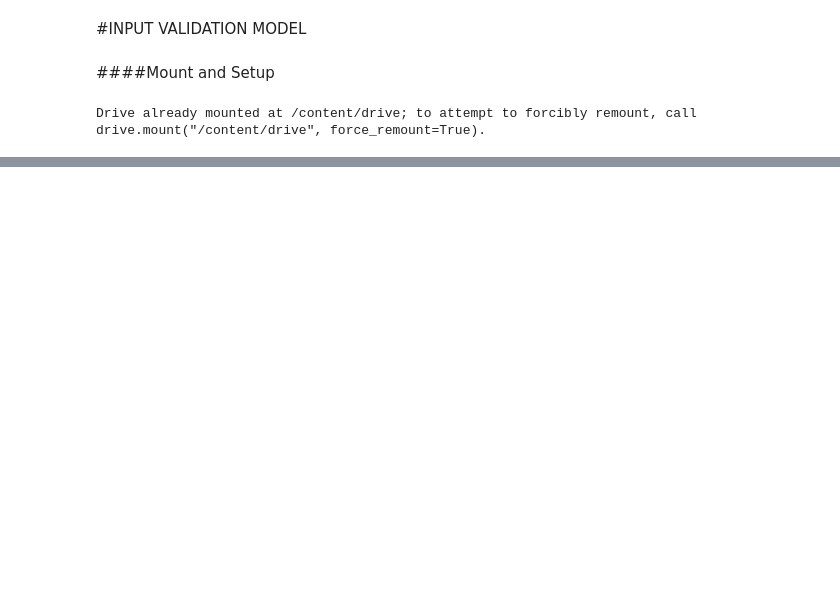
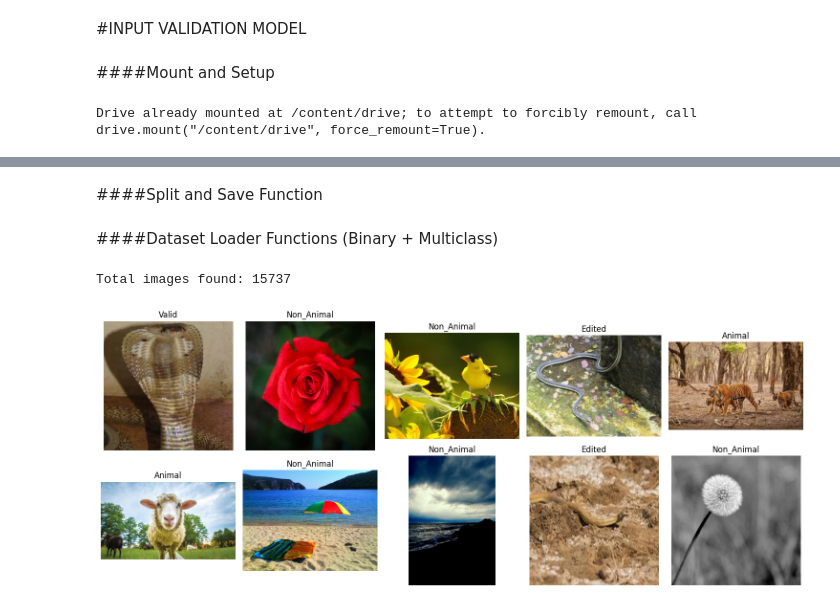
Before and after one commit to zaviruuu/Naga--ML-Based-Snake-Identifier-for-Sri-Lanka-, a Jupyter notebook: Input_Validation_Model.ipynb, the cells around one changed output, grey strips where cells are left out. Cells and saved outputs as stored; diff of their text form; code cells hidden in the pictures; blank space fills up the shorter version.

```diff
--- a/Input_Validation_Model.ipynb
+++ b/Input_Validation_Model.ipynb
@@ -34,0 +31,23 @@ M3_PATH = OUTPUTS_DIR / "Model3_Invalid_Reason"
+# %%
+def make_clean_dir(path: Path):
+    if path.exists():
+        shutil.rmtree(path)
+    path.mkdir(parents=True, exist_ok=True)
+
+def list_all_images(folder: Path):
+    return [p for p in folder.rglob("*") if p.is_file() and p.suffix.lower() in EXTS]
+
+def save_as_jpg(src: Path, dst: Path):
+    dst.parent.mkdir(parents=True, exist_ok=True)
+    img = Image.open(src).convert("RGB")
+    img.save(dst, format="JPEG", quality=95)
+
+def gather_images(folders):
+    files = []
+    for fd in folders:
+        if not fd.exists():
+            raise FileNotFoundError(f" Missing folder: {fd}")
+        files.extend(list_all_images(fd))
+    return files
+# %% [markdown]
+####Split and Save Function
@@ -34,0 +94,2 @@ M3_PATH = OUTPUTS_DIR / "Model3_Invalid_Reason"
+# %% [markdown]
+####Dataset Loader Functions (Binary + Multiclass)
@@ -34,0 +152,27 @@ M3_PATH = OUTPUTS_DIR / "Model3_Invalid_Reason"
+# %%
+import matplotlib.pyplot as plt
+import random
+
+# Get all image paths
+all_imgs = list_all_images(INPUT_DIR)
+
+print("Total images found:", len(all_imgs))
+
+# Select 10 random images
+sample_imgs = random.sample(all_imgs, min(10, len(all_imgs)))
+
+plt.figure(figsize=(15,6))
+
+for i, img_path in enumerate(sample_imgs):
+    img = Image.open(img_path).convert("RGB")
+
+    plt.subplot(2,5,i+1)
+    plt.imshow(img)
+    plt.title(img_path.parent.name)
+    plt.axis("off")
+
+plt.tight_layout()
+plt.show()
+# %% [output]
+Total images found: 15737
+[figure, added]
```
Also changed, not shown: parts of 6 cells of this notebook.
